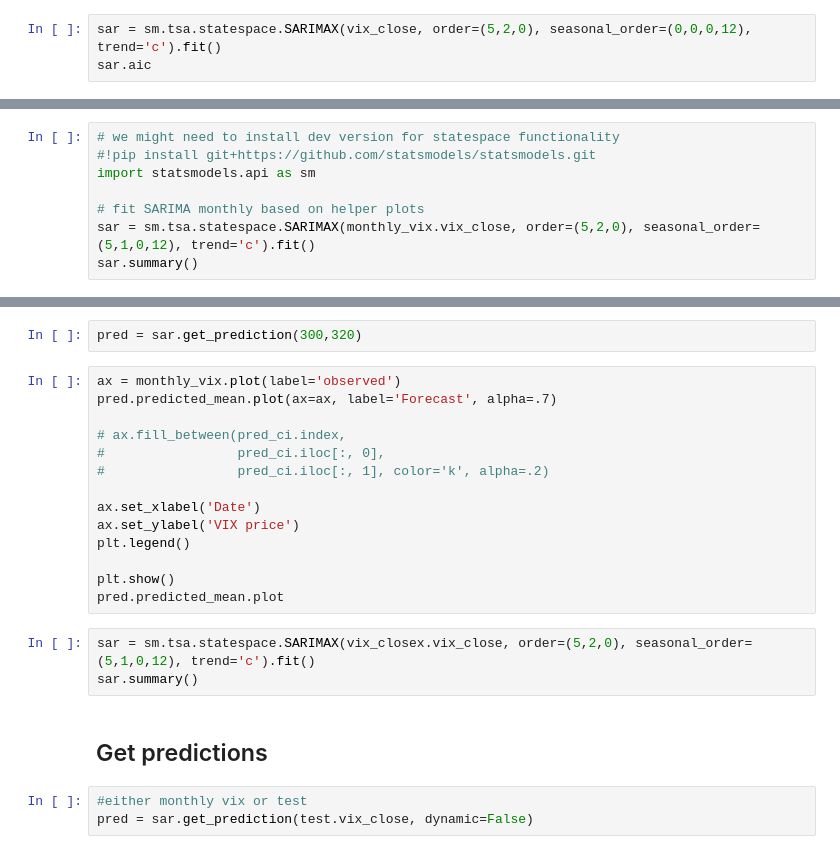
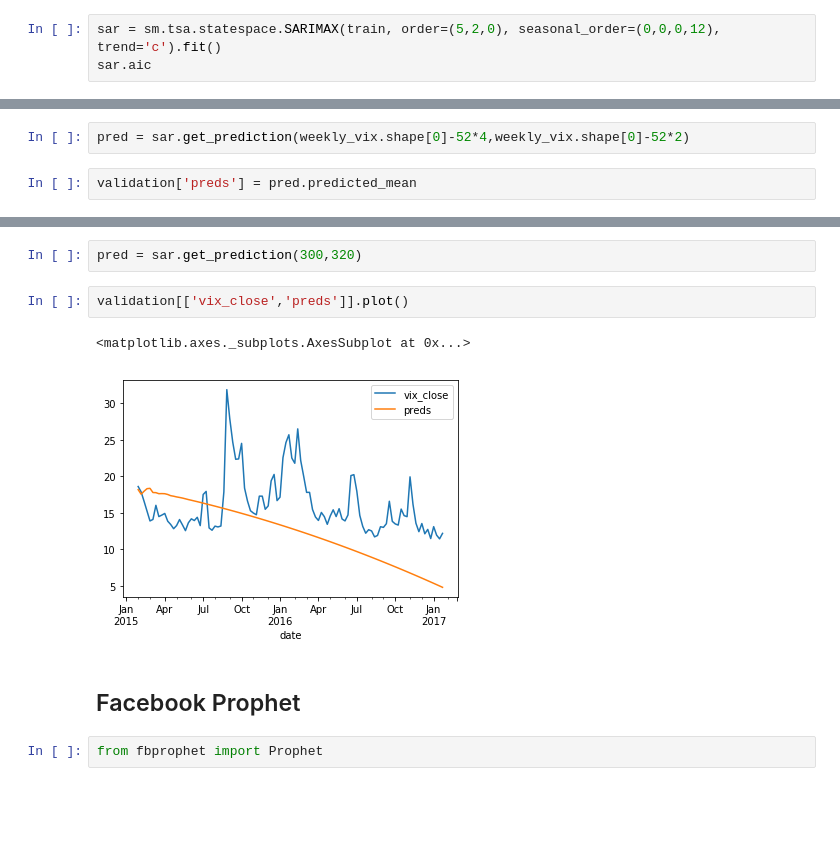
Before and after one commit to NathanMaton/vix_prediction, a Jupyter notebook: Luther Skateboard-Copy1.ipynb, the cells around one changed output, grey strips where cells are left out. Cells and saved outputs as stored; diff of their text form; blank space fills up the shorter version.

```diff
--- a/Luther Skateboard-Copy1.ipynb
+++ b/Luther Skateboard-Copy1.ipynb
@@ -129,3 +273,3 @@ import statsmodels.api as sm
 # %%
-sar = sm.tsa.statespace.SARIMAX(vix_close, order=(5,2,0), seasonal_order=(0,0,0,12), trend='c').fit()
+sar = sm.tsa.statespace.SARIMAX(train, order=(5,2,0), seasonal_order=(0,0,0,12), trend='c').fit()
 sar.aic
@@ -136,8 +277,0 @@ monthly_vix = vix_close.resample('M').mean() #monthly data does way better for A
-# %%
-# we might need to install dev version for statespace functionality
-#!pip install git+https://github.com/statsmodels/statsmodels.git
-import statsmodels.api as sm
-
-# fit SARIMA monthly based on helper plots
-sar = sm.tsa.statespace.SARIMAX(monthly_vix.vix_close, order=(5,2,0), seasonal_order=(5,1,0,12), trend='c').fit()
-sar.summary()
@@ -145,0 +278,4 @@ sar.summary()
+# %%
+pred = sar.get_prediction(weekly_vix.shape[0]-52*4,weekly_vix.shape[0]-52*2)
+# %%
+validation['preds'] = pred.predicted_mean
@@ -146,24 +292,11 @@ sar.summary()
 # %%
 pred = sar.get_prediction(300,320)
-# %%
-ax = monthly_vix.plot(label='observed')
-pred.predicted_mean.plot(ax=ax, label='Forecast', alpha=.7)
-
-# ax.fill_between(pred_ci.index,
-#                 pred_ci.iloc[:, 0],
-#                 pred_ci.iloc[:, 1], color='k', alpha=.2)
-
-ax.set_xlabel('Date')
-ax.set_ylabel('VIX price')
-plt.legend()
-
-plt.show()
-pred.predicted_mean.plot
-# %%
-sar = sm.tsa.statespace.SARIMAX(vix_closex.vix_close, order=(5,2,0), seasonal_order=(5,1,0,12), trend='c').fit()
-sar.summary()
-# %% [markdown]
-## Get predictions
-# %%
-#either monthly vix or test
-pred = sar.get_prediction(test.vix_close, dynamic=False)
+# %%
+validation[['vix_close','preds']].plot()
+# %% [output]
+<matplotlib.axes._subplots.AxesSubplot at 0x...>
+[figure, added]
+# %% [markdown]
+## Facebook Prophet
+# %%
+from fbprophet import Prophet
```
Also changed, not shown: parts of 57 cells of this notebook, 4 other files.
